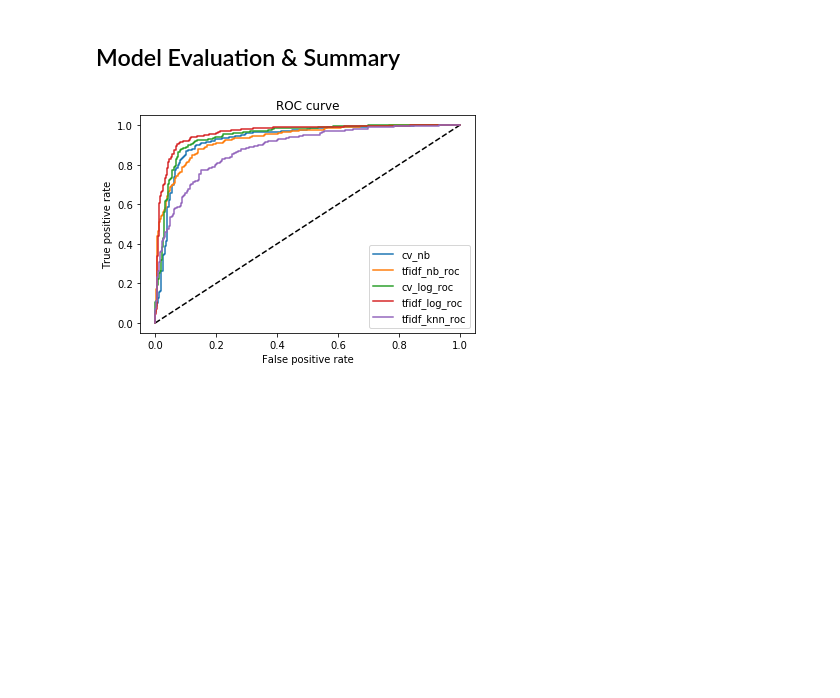
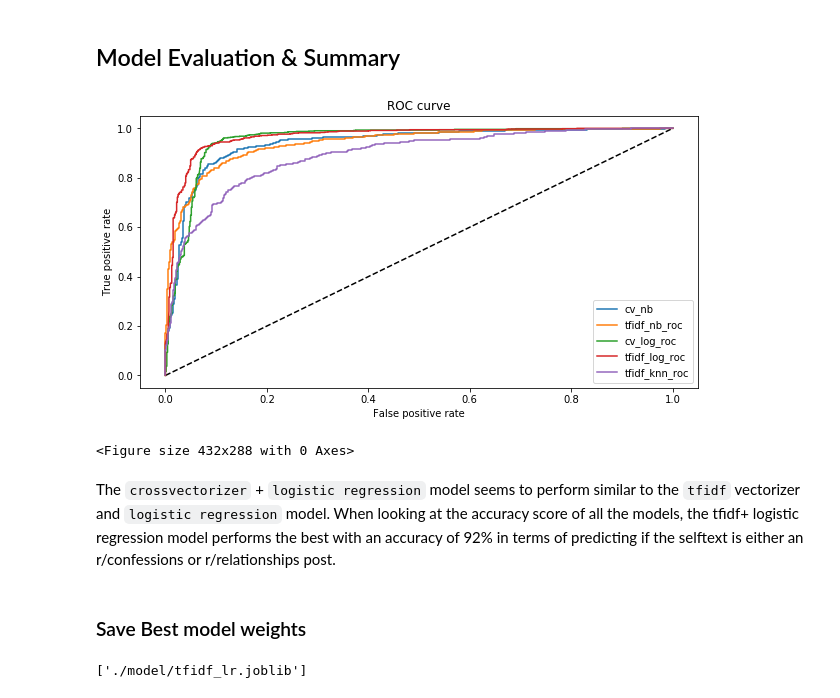
Before and after one commit to bearylogical/ga-assignments, a Jupyter notebook: project_3/Project_3.ipynb, the cells around one changed output. Saved outputs shown, nothing was run; the diff lists cells and outputs as text; code cells hidden in the pictures; blank space fills up the shorter version.

Commit message:
project 3 model and notebook touchup

```diff
--- a/project_3/Project_3.ipynb
+++ b/project_3/Project_3.ipynb
@@ -222,6 +225,6 @@ We will then randomly select 1800 of each class since quite a significant number
 # %%
-subset_relationships_clean = df_relationships_clean.sample(n=1800,random_state=666)
-subset_conf_clean = df_conf_clean.sample(n=1800,random_state=666)
+subset_relationships_clean = df_relationships_clean.sample(n=2900,random_state=666)
+subset_conf_clean = df_conf_clean.sample(n=2900,random_state=666)
 # %%
 # combine both subsets into a DF
 df_pre = subset_relationships_clean.append(subset_conf_clean,ignore_index=True)
@@ -270,8 +273,7 @@ def clean_text(text):
     # and return the result.
     return(" ".join(meaningful_words))
 # %%
-df_pre[['title','selftext']] = df_pre[['title','selftext']].applymap(clean_text)
-df = df_pre.copy()
+df[['title','selftext']] = df_pre[['title','selftext']].applymap(clean_text)
 df.head()
 # %% [output]
 |  | title | selftext | subreddit | author | selftext_len | label |
@@ -469,8 +489,8 @@ gs.best_estimator_.score(X_text_test,y_text_test)
 # %%
 # try model on title
 optimal_pipe = Pipeline([
-            ('cvec', CountVectorizer(tokenizer=LemmaTokenizer(),max_features=3500,ngram_range=(1,1))),
-            ('lr', LogisticRegression(solver='saga',max_iter=300,C=0.1,l1_ratio=0.0,penalty='elasticnet'))
+            ('cvec', CountVectorizer(tokenizer=LemmaTokenizer(),max_features=2500,ngram_range=(1,1))),
+            ('lr', LogisticRegression(solver='saga',max_iter=300,C=0.1,l1_ratio=1.0,penalty='elasticnet'))
         ])
 # %%
 X_title = df_title['title']
@@ -578,7 +668,7 @@ knn_gs.best_params_
 # %%
 knn_best_pipe = Pipeline([
-    ('tfvec', TfidfVectorizer(max_features=2500,ngram_range=(1,2),stop_words='english',tokenizer=LemmaTokenizer())),
-    ('knn', KNeighborsClassifier(leaf_size=10,n_neighbors=15,weights='distance'))
+    ('tfvec', TfidfVectorizer(max_features=3000,ngram_range=(1,2),stop_words='english',tokenizer=LemmaTokenizer())),
+    ('knn', KNeighborsClassifier(leaf_size=10,n_neighbors=25,weights='distance'))
 ])
 # %%
 tfidf_knn_roc = generate_roc(knn_best_pipe)
@@ -595,22 +705,35 @@ print("Titles (all titles) Report \n" +
 # %%
 # Evaluation
 
 roc_data ={
     'cv_nb' : cv_nb_roc,
     'tfidf_nb_roc' : tfidf_nb_roc,
     'cv_log_roc' : cv_log_roc,
     'tfidf_log_roc' : tfidf_log_roc,
     'tfidf_knn_roc' : tfidf_knn_roc
 }
 
-plt.figure(1)
+#### Plot figure
+
+plt.figure(1,figsize=(10,5))
 plt.plot([0, 1], [0, 1], 'k--')
 for key,roc in roc_data.items():
     plt.plot(roc[0], roc[1], label=key)
 plt.xlabel('False positive rate')
 plt.ylabel('True positive rate')
 plt.title('ROC curve')
 plt.legend(loc='best')
 plt.show()
+plt.savefig("./img/roc_curve.png",dpi=300)
 # %% [output]
-[figure, old version]
+[figure, new version]
+<Figure size 432x288 with 0 Axes>
+# %% [markdown]
+The `crossvectorizer` + `logistic regression` model seems to perform similar to the `tfidf` vectorizer and `logistic regression` model. When looking at the accuracy score of all the models, the tfidf+ logistic regression model performs the best with an accuracy of 92% in terms of predicting if the selftext is either an r/confessions or r/relationships post.
+# %% [markdown]
+### Save Best model weights
+# %%
+from joblib import dump, load
+dump(tfidf_best_pipe, './model/tfidf_lr.joblib')
+# %% [output]
+['./model/tfidf_lr.joblib']
```
Also changed, not shown: parts of 27 cells of this notebook, 5 other files.
